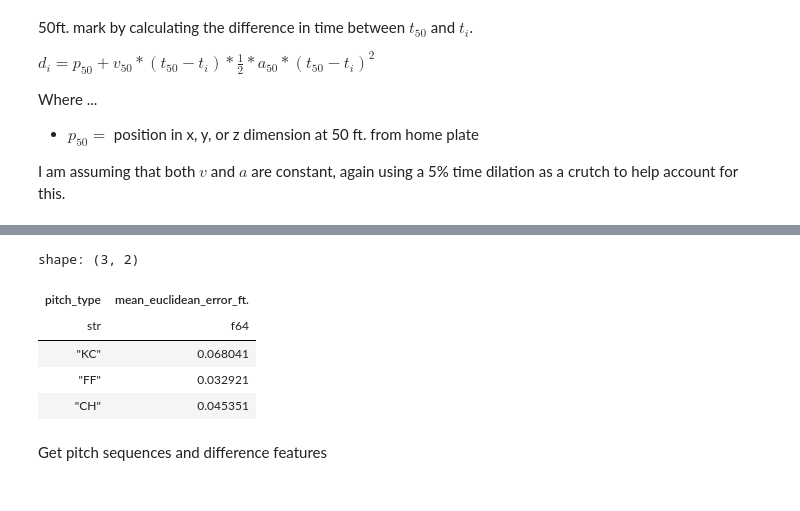
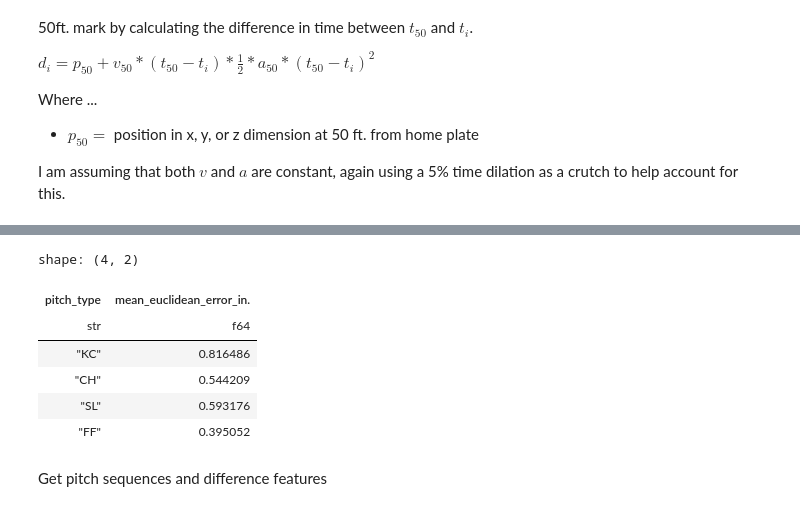
Before and after one commit to Jensen-holm/Sequence-Plus, a Jupyter notebook: notebooks/tunnel+.ipynb, the cells around one changed output, grey strips where cells are left out. Drawn from its saved outputs; the diff is of its cells as text; code cells hidden in the pictures.

```diff
--- a/notebooks/tunnel+.ipynb
+++ b/notebooks/tunnel+.ipynb
@@ -356,42 +360,43 @@ Measuring error in our ball flight position estimations
 # %%
 def estimate_release_pos(lf: pl.LazyFrame) -> pl.LazyFrame:
     return lf.with_columns(
         displacement(
             p0=pl.col(f"{d}50"),
             v0=pl.col(f"v{d}0"),
             a=pl.col(f"a{d}"),
             t=-pl.col("t50"),
         ).alias(f"approx_release_pos_{d}")
         for d in ["x", "y", "z"]
     )
 
 
 def euclidean_distance(*pts):
     return sum((pt[0] - pt[1]) ** 2 for pt in pts) ** 0.5
 
 
 (ball_pos_lf
     .drop_nulls([col for col in ball_pos_lf.collect_schema().names() if "release" in col])
     .pipe(estimate_release_pos)
     .select("release_pos_x", "release_pos_y", "release_pos_z",
             "approx_release_pos_x", "approx_release_pos_y", "approx_release_pos_z",
             "pitch_type")
-    .filter(pl.col("pitch_type").is_in(["FF", "CH", "KC"]))
+    .filter(pl.col("pitch_type").is_in(["FF", "CH", "KC", "SL"]))
     .group_by("pitch_type")
     .agg(
-        euclidean_distance(
+        (euclidean_distance(
             *[(pl.col(f"approx_release_pos_{d}"), pl.col(f"release_pos_{d}"))
             for d in ["x", "y", "z"]]
-        ).mean().alias("mean_euclidean_error_ft.")
+        ).mean() * 12).alias("mean_euclidean_error_in.")
     )
     .collect())
 # %% [output]
-shape: (3, 2)
+shape: (4, 2)
-| pitch_type | mean_euclidean_error_ft. |
+| pitch_type | mean_euclidean_error_in. |
 | str | f64 |
-| "KC" | 0.068041 |
-| "FF" | 0.032921 |
-| "CH" | 0.045351 |
+| "KC" | 0.816486 |
+| "CH" | 0.544209 |
+| "SL" | 0.593176 |
+| "FF" | 0.395052 |
 # %% [markdown]
 Get pitch sequences and difference features
 # %%
```
Also changed, not shown: parts of 10 cells of this notebook.
